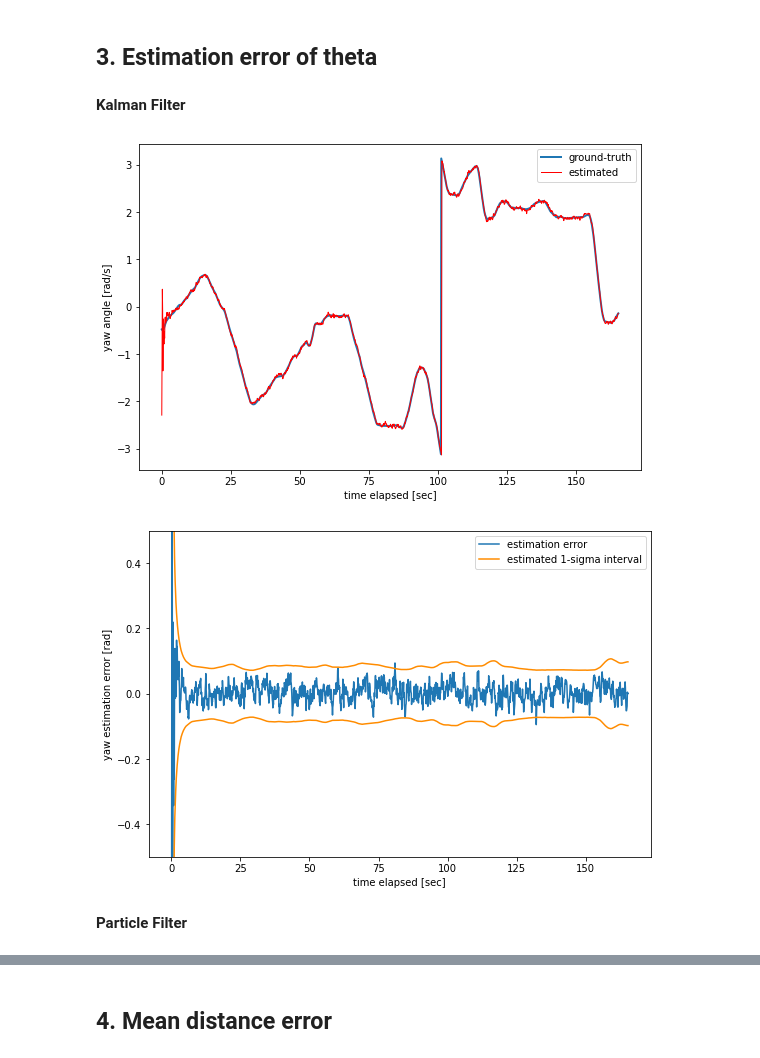
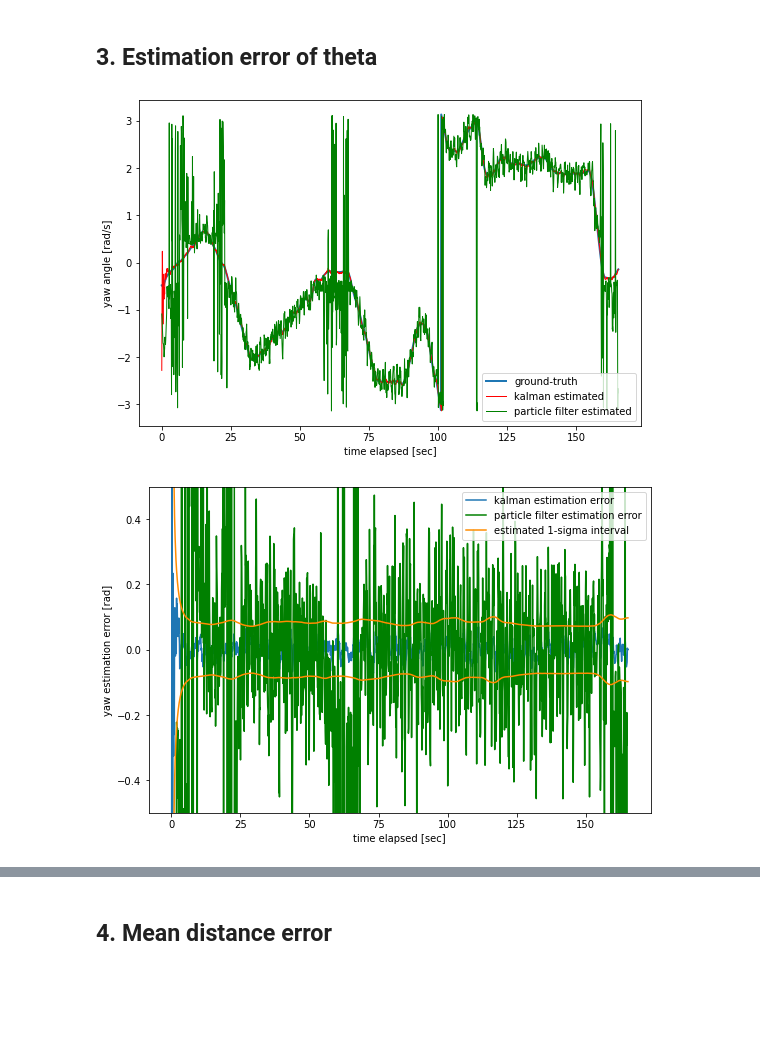
Before and after one commit to ai-robotics-kr/sensor_fusion_python, a Jupyter notebook: Particle_Filter/Particle_Filter_Main.ipynb, the cells around one changed output, grey strips where cells are left out. Cells and saved outputs as stored; diff of their text form; code cells hidden in the pictures; blank space fills up the shorter version.

```diff
--- a/Particle_Filter/Particle_Filter_Main.ipynb
+++ b/Particle_Filter/Particle_Filter_Main.ipynb
@@ -489,7 +490,7 @@ def eval(gps_x, gps_y, p):
     return sum / float(len(p))
 # %%
 # Particle filter parameter
-N = 1500 # Number of particle
+N = 1000 # Number of particle
 
 # make particles
 p = []
@@ -500,16 +501,14 @@ for i in range(N):
 m_x = []
 m_y = []
 m_theta = []
+m_theta_nor = []
 error = []
 
 t_last = 0
 xs, ys, theta = gt_trajectory_xyz
 
-
-
-
 # motions, measurements
-for t_idx in range(len(ts)):
+for t_idx in tqdm(range(len(ts))):
 
   obs_x = obs_trajectory_xyz[0, t_idx]
   obs_y = obs_trajectory_xyz[1, t_idx]
@@ -526,15 +525,9 @@ for t_idx in range(len(ts)):
     ax.set_title(t_idx)
     ax.legend()
     ax.grid()
-  m_x.append(statistics.mean(x_set))
-  m_y.append(statistics.mean(y_set))
-  m_theta.append(statistics.mean(orientation_set))
 
   velocity = obs_forward_velocities[t_idx]
   yaw_rate = obs_yaw_rates[t_idx]
-
-  t_x = obs_trajectory_xyz[0, t_idx]
-  t_y = obs_trajectory_xyz[1, t_idx]
   t = ts[t_idx]
   dt = t - t_last
 
@@ -547,11 +540,7 @@ for t_idx in range(len(ts)):
   # measurement update
   w = []
   for i in range(N):
-      w.append(p[i].measurement_prob(t_x, t_y))
-
-#   if (t_idx == 1):
-#     fig, bx = plt.subplots(1, 1, figsize=(158, 5))
-#     bx.plot(w)
+      w.append(p[i].measurement_prob(obs_x, obs_y))
 
   # resampling
   p3 = []
@@ -567,5 +556,10 @@ for t_idx in range(len(ts)):
   p = p3
   t_last = t
 
-  error.append(eval(t_x, t_y, p))
+  error.append(eval(obs_x, obs_y, p))
+  m_x.append(statistics.mean(get_positions(p)[0]))
+  m_y.append(statistics.mean(get_positions(p)[1]))
+#   for i in range(len(get_positions(p)[2])):
+#         m_theta_nor.append(normalize_angles(get_positions(p)[2][i]))
+  m_theta.append(normalize_angles(statistics.mean(get_positions(p)[2])))
 # %% [output]
@@ -670,31 +637,29 @@ ax.legend();
 # %% [markdown]
 ## 3. Estimation error of theta
-# %% [markdown]
-**Kalman Filter**
 # %%
 fig, ax = plt.subplots(1, 1, figsize=(9, 6))
 
 ax.plot(ts, gt_yaws, lw=2, label='ground-truth')
-ax.plot(ts, mu_theta, lw=1, label='estimated', color='r')
+ax.plot(ts, mu_theta, lw=1, label='kalman estimated', color='r')
+ax.plot(ts, m_theta, lw=1, label='particle filter estimated', color='g')
 
 ax.set_xlabel('time elapsed [sec]')
 ax.set_ylabel('yaw angle [rad/s]')
 ax.legend();
 # %% [output]
-[figure, old version]
+[figure, new version]
 # %%
 fig, ax = plt.subplots(1, 1, figsize=(9, 6))
 
-ax.plot(ts, normalize_angles(mu_theta - gt_yaws), lw=1.5, label='estimation error')
+ax.plot(ts, normalize_angles(mu_theta - gt_yaws), lw=1.5, label='kalman estimation error')
+ax.plot(ts, normalize_angles(m_theta - gt_yaws), lw=1.5, label='particle filter estimation error', color='green')
 ax.plot(ts, np.sqrt(var_theta), lw=1.5, label='estimated 1-sigma interval', color='darkorange')
 ax.plot(ts, -np.sqrt(var_theta), lw=1.5, label='', color='darkorange')
 
 ax.set_ylim(-0.5, 0.5)
 
 ax.set_xlabel('time elapsed [sec]')
 ax.set_ylabel('yaw estimation error [rad]')
 ax.legend();
 # %% [output]
-[figure, old version]
+[figure, new version]
-# %% [markdown]
-**Particle Filter**
```
Also changed, not shown: parts of 17 cells of this notebook.
